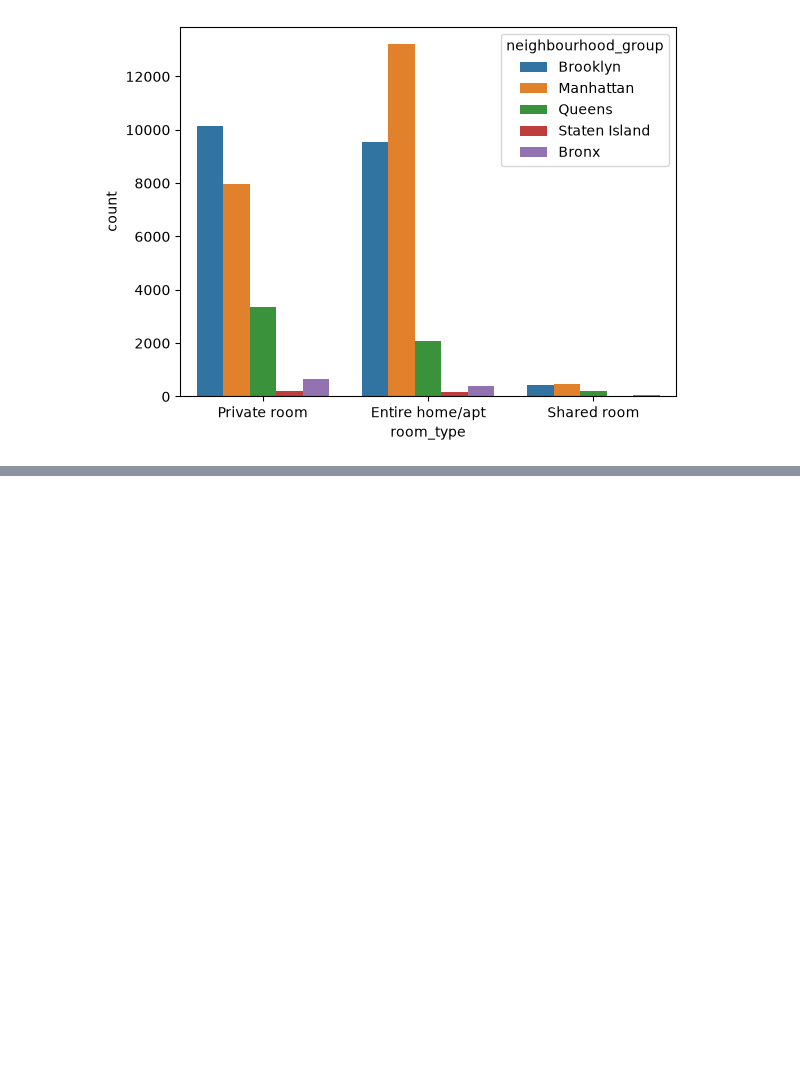
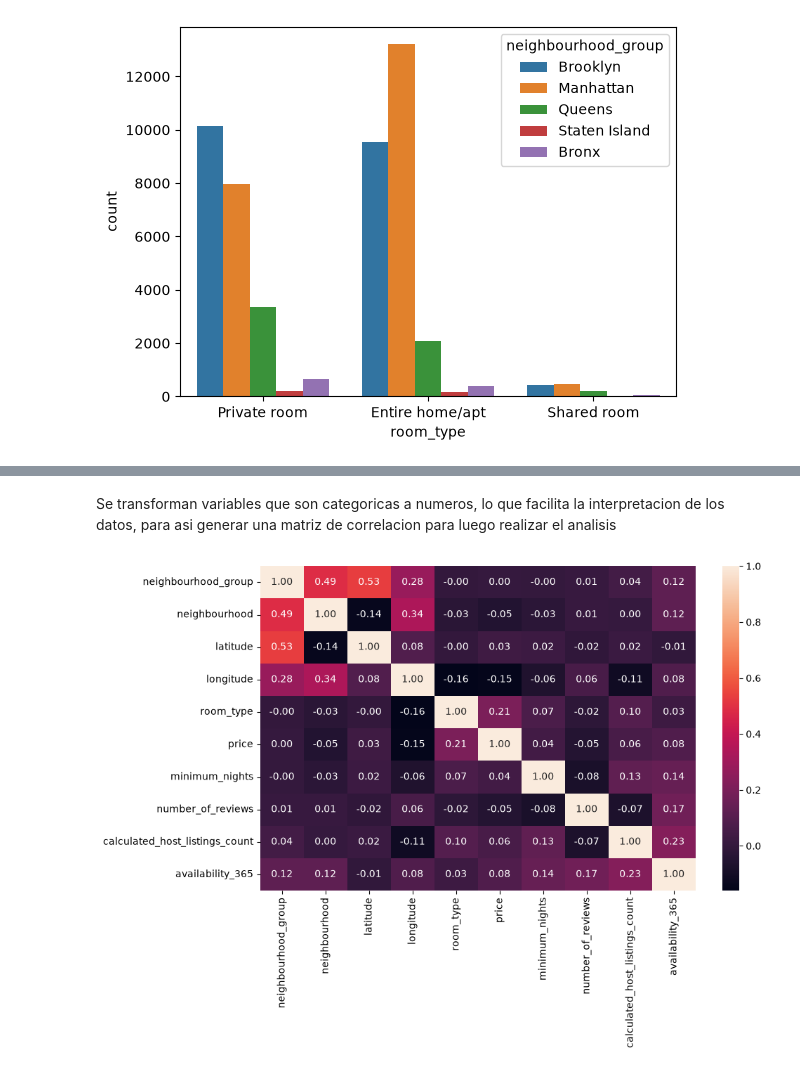
Before and after one commit to veronicasuarezvidal-eng/Machinelearning, a Jupyter notebook: src/explore.ipynb, the cells around one changed output, grey strips where cells are left out. Cells and saved outputs as stored; diff of their text form; code cells hidden in the pictures; blank space fills up the shorter version.

```diff
--- a/src/explore.ipynb
+++ b/src/explore.ipynb
@@ -243,0 +254,7 @@ En este grafico esta agrupado por el barrio/distrito de NY y el tipo de alojamie
+# %%
+#transformar variables categoricas a numéricas
+df['room_type']=pd.factorize(df['room_type'])[0]
+df['neighbourhood_group']=pd.factorize(df['neighbourhood_group'])[0]
+df['neighbourhood']=pd.factorize(df['neighbourhood'])[0]
+
+df.head()
@@ -243,0 +268,9 @@ En este grafico esta agrupado por el barrio/distrito de NY y el tipo de alojamie
+# %% [markdown]
+
+Se transforman variables que son categoricas a numeros, lo que facilita la interpretacion de los datos, para asi generar una matriz de correlacion para luego realizar el analisis
+# %%
+plt.figure(figsize=(10,6))
+sns.heatmap(df.corr(),annot=True,fmt='.2f')
+plt.show()
+# %% [output]
+[figure, added]
```
Also changed, not shown: parts of 27 cells of this notebook, 2 other files.
